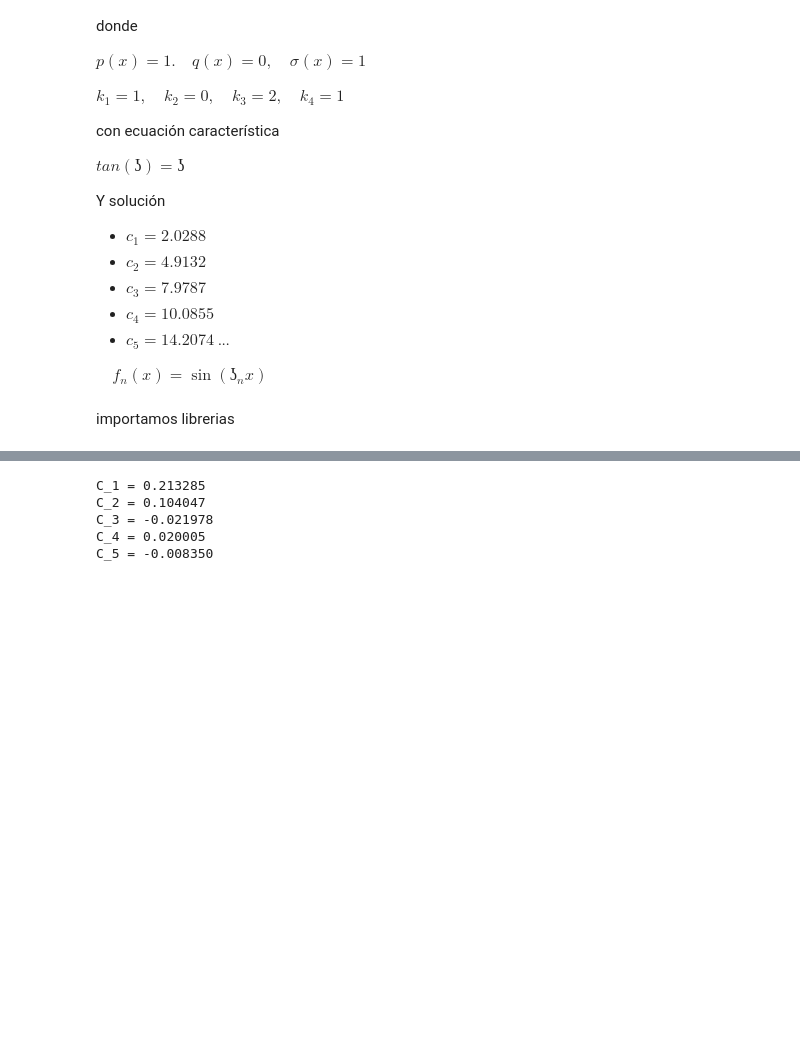
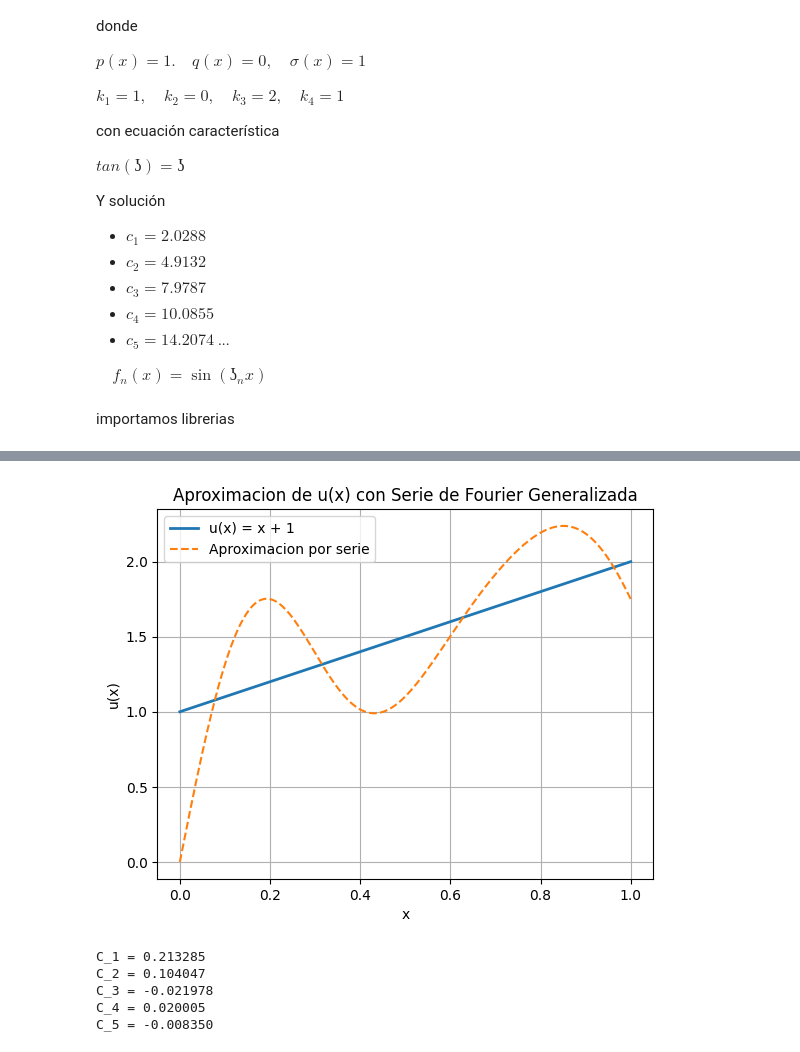
Before and after one commit to Annette-1/Ecuaciones_Diferenciales_Parciales, a Jupyter notebook: serie_de_fourier_generalizada.ipynb, the cells around one changed output, grey strips where cells are left out. Cells and saved outputs as stored; diff of their text form; code cells hidden in the pictures; blank space fills up the shorter version.

```diff
--- a/serie_de_fourier_generalizada.ipynb
+++ b/serie_de_fourier_generalizada.ipynb
@@ -36,3 +36,82 @@ Y solución
   $\quad f_n(x)= \sin (ʖ_nx)$
 # %% [markdown]
 importamos librerias
+# %%
+import sympy as sp
+
+
+
+# Declaramos la variable simbolica
+x = sp.Symbol('x')
+
+
+
+zeta_vals = [2.0288, 4.9132, 7.9787, 10.0855, 14.2074]
+
+
+
+# Definimos la funcion u(x)
+# Funcion u(x)
+u = x + 1
+
+
+
+# Lista para almacenar los resultados
+C_n_vals = []
+
+
+
+
+for n, zeta_n in enumerate(zeta_vals, start=1):
+    f_n = sp.sin(zeta_n * x) #Definimos f_n=sen(zeta_n*x)
+    numerador = sp.integrate(u * f_n, (x, 0, 1)) #aqui se define u*f_n*sigma (numerador)
+    denominador = sp.integrate(f_n**2, (x, 0, 1)) #aqui se define f_n^2 (denominador)
+    C_n = numerador / denominador #Calculamos C_n
+    C_n_eval = round(C_n.evalf(), 4)
+    C_n_vals.append(C_n_eval)
+    print(f"C_{n} = {C_n_eval}")
+
+
+
+
+# Construir la suma simbolica
+u_aprox = sum(C * sp.sin(z * x) for C, z in zip(C_n_vals, zeta_vals)) #aproximamos con la serie generalizada de fourier hasta el 煤ltimo valor de z
+print("Serie aproximada u_aprox(x):")
+sp.pprint(u_aprox)
+
+
+
+
+# Convertir a funcion numerica para graficar
+u_func = sp.lambdify(x, u, "numpy")
+u_aprox_func = sp.lambdify(x, u_aprox, "numpy")
+
+
+
+import numpy as np
+
+
+# Evaluar en puntos
+x_vals = np.linspace(0, 1, 300)
+y_real = u_func(x_vals)
+y_aprox = u_aprox_func(x_vals)
+
+
+
+
+
+import matplotlib.pyplot as plt
+
+
+
+
+# Graficar
+plt.plot(x_vals, y_real, label="u(x) = x + 1", linewidth=2)
+plt.plot(x_vals, y_aprox, label="Aproximacion por serie", linestyle='--')
+plt.title("Aproximacion de u(x) con Serie de Fourier Generalizada")
+plt.xlabel("x")
+plt.ylabel("u(x)")
+plt.legend()
+plt.grid(True)
+plt.show()
+# %% [output]
@@ -39,3 +127,4 @@ importamos librerias
+[figure, added]
 # %%
 import numpy as np
 import scipy.integrate as spi
```
Also changed, not shown: parts of 1 cell of this notebook.
